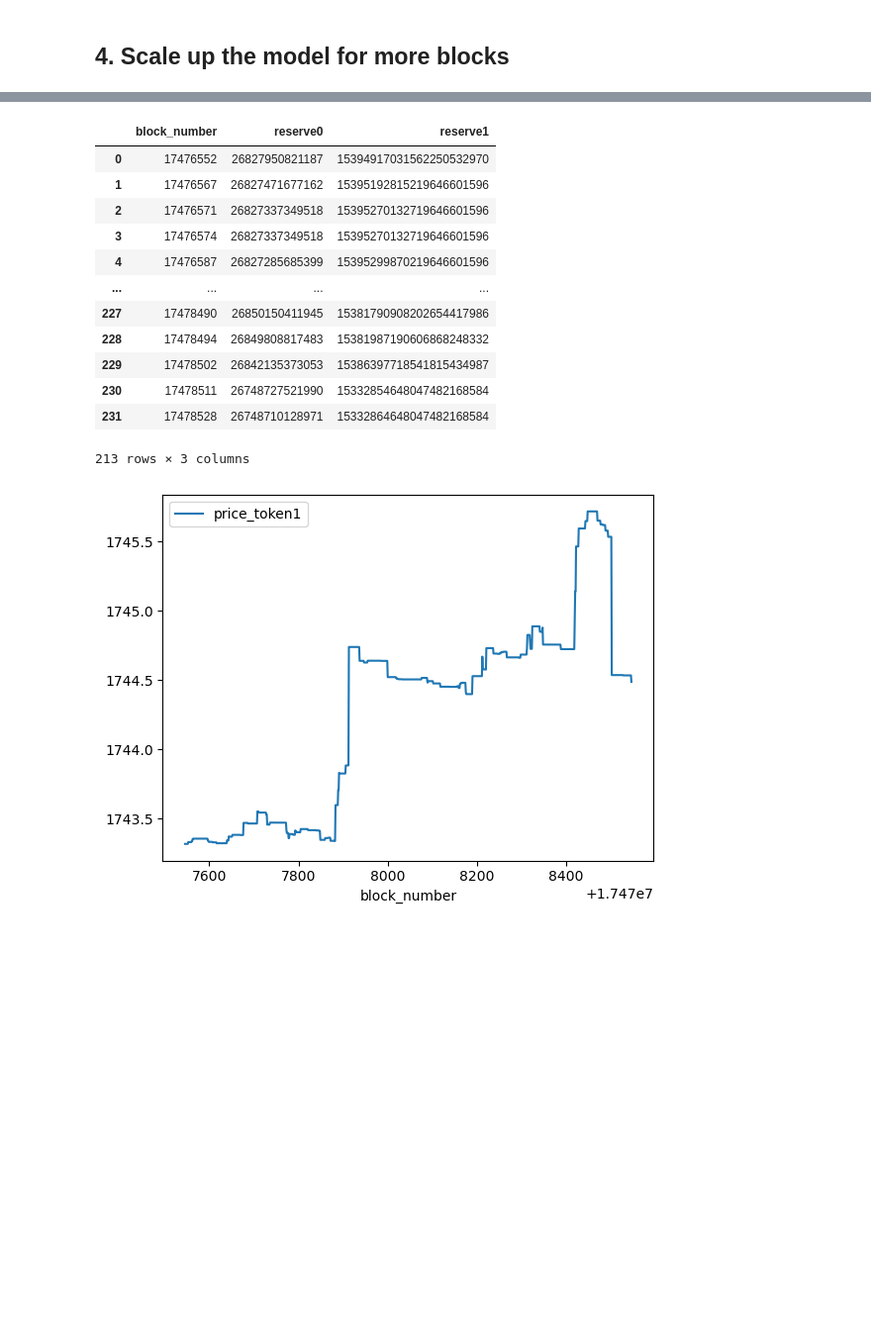
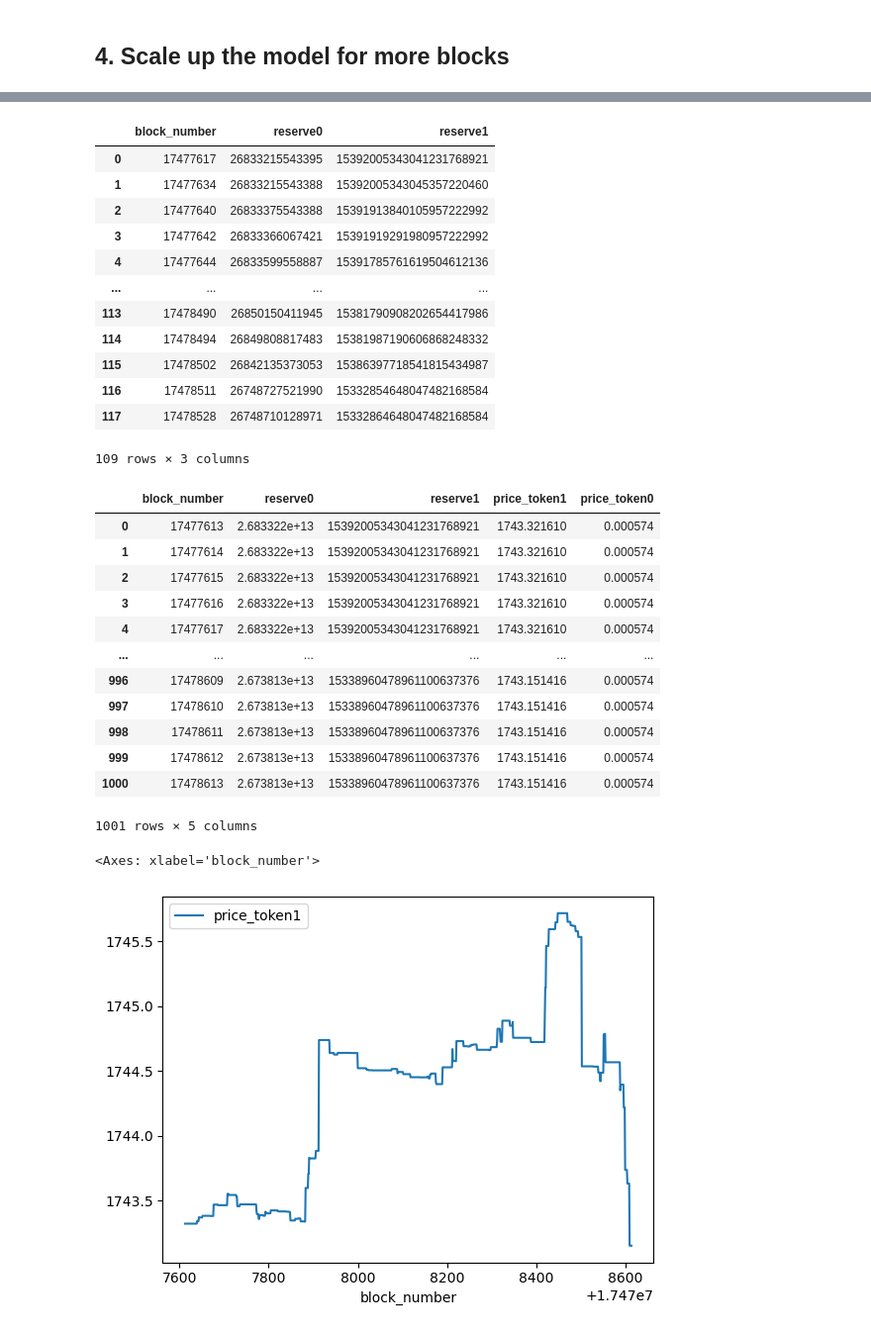
Before and after one commit to credmark/credmark-models-notebook, a Jupyter notebook: workshop/20230620-MetricsDAO.ipynb, the cells around one changed output, grey strips where cells are left out. Shown at 99% size. Saved outputs shown, nothing was run; the diff lists cells and outputs as text; code cells hidden in the pictures; blank space fills up the shorter version.

```diff
--- a/workshop/20230620-MetricsDAO.ipynb
+++ b/workshop/20230620-MetricsDAO.ipynb
@@ -15,7 +15,7 @@
 from credmark.cmf.ipython import create_cmf
 from credmark.cmf.types import Token, Contract, Address, BlockNumber
 
-context, model_loader = create_cmf(show_params=True)
+context, model_loader = create_cmf(show=True)
 # %% [output]
 Credmark context created with
 - chain_id=1
@@ -164,7 +163,7 @@ context.run_model('jit.uniswap-v2-reserve',
 # %%
 # We can run model on earlier block
 
-earlier_block = context.block_number - 1_000_000
+earlier_block = context.block_number - 1_000
 
 display(earlier_block.timestamp_datetime)
 
@@ -189,18 +188,17 @@ for offset in range(10):
 # %%
 # Uniswap V2 pool's reserve changes with Mint/Burn/Swap, it kept a record of these events.
 # Event Sync occurs together with Mint/Burn to record the reserve, that's we need.
-# Let's query that event log for Sync.
+# Let's query the ledger database for the event log for Sync.
+# Querying this data only takes less than a second.
 
 with eth_usdc_pool.ledger.events.Sync as q:
     df = q.select(q.columns,
-                  where=q.BLOCK_NUMBER.ge(context.block_number-2000),
+                  where=q.BLOCK_NUMBER.ge(context.block_number-1000),
                   order_by=q.BLOCK_NUMBER.comma_(q.LOG_INDEX)).to_dataframe()
 
-# Note: because we limit each query to return 5000 results, when returned the results <= 5000 rows.
-# We need to query multiple times to get all the results.
+# Note: Because we limit each query to return 5000 results
+# We may query multiple times to get all the results till we have exhausted all the results.
 
-df
-
-# Query this data only takes less than a second.
+display(df)
 # %% [output]
 |  | block_number | block_timestamp | contract_address | log_index | signature | transaction_hash | evt_reserve0 | ... |
@@ -218,0 +217,11 @@ df
+# %%
+# Our ETL process could lag from the current block number, we will fetch events after the last block number from data.
+
+df_post_events = (pd.DataFrame(eth_usdc_pool.fetch_events(
+    eth_usdc_pool.events.Sync,
+    from_block=int(df.loc[df.shape[0]-1, 'block_number'])+1,
+    to_block=context.block_number))
+    .loc[:, ['blockNumber', 'reserve0', 'reserve1']]
+    .rename(columns={'blockNumber': 'block_number'}))
+
+display(df_post_events)
@@ -219,45 +242,67 @@ df
 # %%
+import pandas as pd
+
 df_clean = (df
             .drop_duplicates(subset=['block_number'], keep='last')
             .loc[:, ['block_number', 'evt_reserve0', 'evt_reserve1']]
             .rename(columns={'evt_reserve0': 'reserve0', 'evt_reserve1': 'reserve1'})
             .assign(block_number=lambda x: x.block_number.astype(int),
                     reserve0=lambda x: x.reserve0.apply(int),
                     reserve1=lambda x: x.reserve1.apply(int),))
+
 display(df_clean)
+
+df_clean = pd.concat([df_clean, df_post_events]).reset_index(drop=True)
 
 current_reserve = context.run_model('jit.uniswap-v2-reserve',
                                     {'address': '0xB4e16d0168e52d35CaCD2c6185b44281Ec28C9Dc'})
 
 if df_clean.empty or df_clean.loc[df_clean.shape[0]-1, 'block_number'] != context.block_number:
     df_clean = pd.concat([
         df_clean,
         pd.DataFrame({'block_number': [context.block_number],
                       'reserve0': [current_reserve['reserve0']],
                       'reserve1': [current_reserve['reserve1']]})]).reset_index(drop=True)
 
 df_clean['price_token1'] = token0.scaled(df_clean['reserve0']) / token1.scaled(df_clean['reserve1'])
 df_clean['price_token0'] = 1 / df_clean['price_token1']
 
 df_clean = (df_clean
             .merge(pd.DataFrame({'block_number': range(context.block_number-1000, context.block_number+1)}), how='right')
             .sort_values('block_number')
             .fillna(method='ffill')
-            .fillna(method='bfill')
-            .plot('block_number', 'price_token1'))
+            .fillna(method='bfill'))
+
+display(df_clean)
+
+df_clean.plot('block_number', 'price_token1')
 # %% [output]
 |  | block_number | reserve0 | reserve1 |
-| 0 | 17476552 | 26827950821187 | 15394917031562250532970 |
-| 1 | 17476567 | 26827471677162 | 15395192815219646601596 |
-| 2 | 17476571 | 26827337349518 | 15395270132719646601596 |
-| 3 | 17476574 | 26827337349518 | 15395270132719646601596 |
-| 4 | 17476587 | 26827285685399 | 15395299870219646601596 |
+| 0 | 17477617 | 26833215543395 | 15392005343041231768921 |
+| 1 | 17477634 | 26833215543388 | 15392005343045357220460 |
+| 2 | 17477640 | 26833375543388 | 15391913840105957222992 |
+| 3 | 17477642 | 26833366067421 | 15391919291980957222992 |
+| 4 | 17477644 | 26833599558887 | 15391785761619504612136 |
 | ... | ... | ... | ... |
-| 227 | 17478490 | 26850150411945 | 15381790908202654417986 |
-| 228 | 17478494 | 26849808817483 | 15381987190606868248332 |
-| 229 | 17478502 | 26842135373053 | 15386397718541815434987 |
-| 230 | 17478511 | 26748727521990 | 15332854648047482168584 |
-| 231 | 17478528 | 26748710128971 | 15332864648047482168584 |
+| 113 | 17478490 | 26850150411945 | 15381790908202654417986 |
+| 114 | 17478494 | 26849808817483 | 15381987190606868248332 |
+| 115 | 17478502 | 26842135373053 | 15386397718541815434987 |
+| 116 | 17478511 | 26748727521990 | 15332854648047482168584 |
+| 117 | 17478528 | 26748710128971 | 15332864648047482168584 |
-213 rows × 3 columns
+109 rows × 3 columns
+|  | block_number | reserve0 | reserve1 | price_token1 | price_token0 |
+| 0 | 17477613 | 2.683322e+13 | 15392005343041231768921 | 1743.321610 | 0.000574 |
+| 1 | 17477614 | 2.683322e+13 | 15392005343041231768921 | 1743.321610 | 0.000574 |
+| 2 | 17477615 | 2.683322e+13 | 15392005343041231768921 | 1743.321610 | 0.000574 |
+| 3 | 17477616 | 2.683322e+13 | 15392005343041231768921 | 1743.321610 | 0.000574 |
+| 4 | 17477617 | 2.683322e+13 | 15392005343041231768921 | 1743.321610 | 0.000574 |
+| ... | ... | ... | ... | ... | ... |
+| 996 | 17478609 | 2.673813e+13 | 15338960478961100637376 | 1743.151416 | 0.000574 |
+| 997 | 17478610 | 2.673813e+13 | 15338960478961100637376 | 1743.151416 | 0.000574 |
+| 998 | 17478611 | 2.673813e+13 | 15338960478961100637376 | 1743.151416 | 0.000574 |
+| 999 | 17478612 | 2.673813e+13 | 15338960478961100637376 | 1743.151416 | 0.000574 |
+| 1000 | 17478613 | 2.673813e+13 | 15338960478961100637376 | 1743.151416 | 0.000574 |
+1001 rows × 5 columns
+<Axes: xlabel='block_number'>
-[figure, old version]
+[figure, new version]
 # %% [markdown]
```
Also changed, not shown: parts of 10 cells of this notebook.
